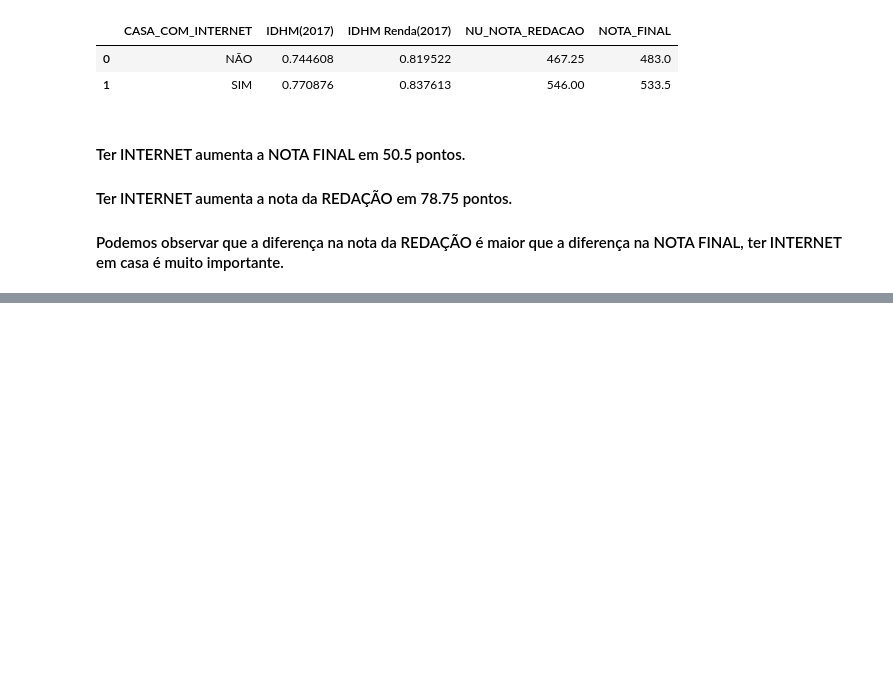
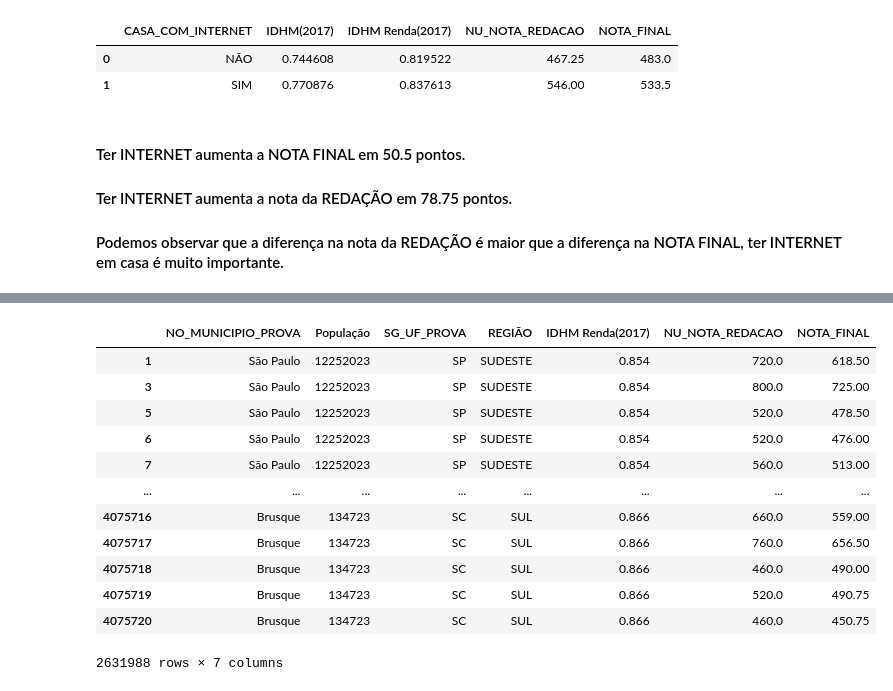
Before and after one commit to audreymoreira/case_ENEM_2017, a Jupyter notebook: Vistas_do_ENEM_2017.ipynb, the cells around one changed output, grey strips where cells are left out. Saved outputs shown, nothing was run; the diff lists cells and outputs as text; code cells hidden in the pictures; blank space fills up the shorter version.

```diff
--- a/Vistas_do_ENEM_2017.ipynb
+++ b/Vistas_do_ENEM_2017.ipynb
@@ -694,0 +753,17 @@ internet_e_nota_final
+# %%
+cidades_pop = cidades_pop.dropna()
+cidades_pop
+# %% [output]
+|  | NO_MUNICIPIO_PROVA | População | SG_UF_PROVA | REGIÃO | IDHM Renda(2017) | NU_NOTA_REDACAO | NOTA_FINAL |
+| 1 | São Paulo | 12252023 | SP | SUDESTE | 0.854 | 720.0 | 618.50 |
+| 3 | São Paulo | 12252023 | SP | SUDESTE | 0.854 | 800.0 | 725.00 |
+| 5 | São Paulo | 12252023 | SP | SUDESTE | 0.854 | 520.0 | 478.50 |
+| 6 | São Paulo | 12252023 | SP | SUDESTE | 0.854 | 520.0 | 476.00 |
+| 7 | São Paulo | 12252023 | SP | SUDESTE | 0.854 | 560.0 | 513.00 |
+| ... | ... | ... | ... | ... | ... | ... | ... |
+| 4075716 | Brusque | 134723 | SC | SUL | 0.866 | 660.0 | 559.00 |
+| 4075717 | Brusque | 134723 | SC | SUL | 0.866 | 760.0 | 656.50 |
+| 4075718 | Brusque | 134723 | SC | SUL | 0.866 | 460.0 | 490.00 |
+| 4075719 | Brusque | 134723 | SC | SUL | 0.866 | 520.0 | 490.75 |
+| 4075720 | Brusque | 134723 | SC | SUL | 0.866 | 460.0 | 450.75 |
+2631988 rows × 7 columns
```
Also changed, not shown: parts of 6 cells of this notebook.
